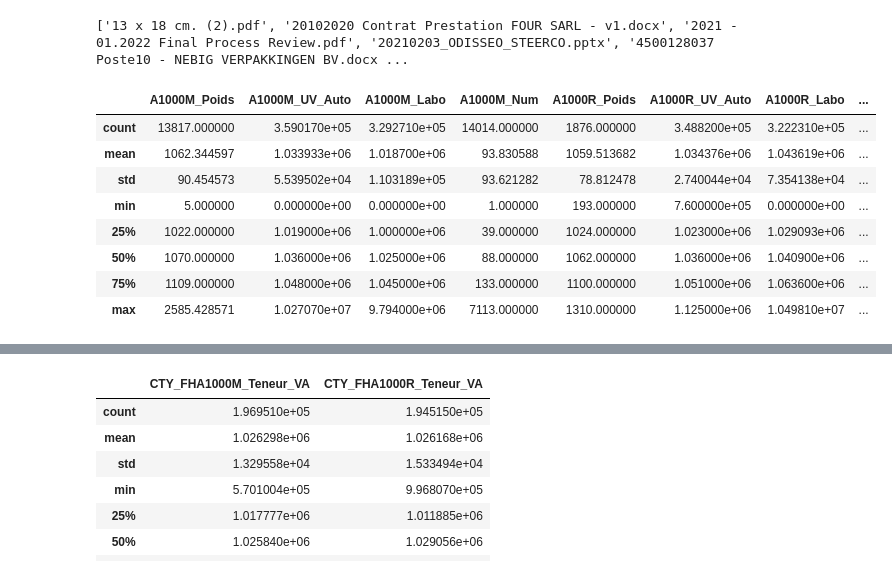
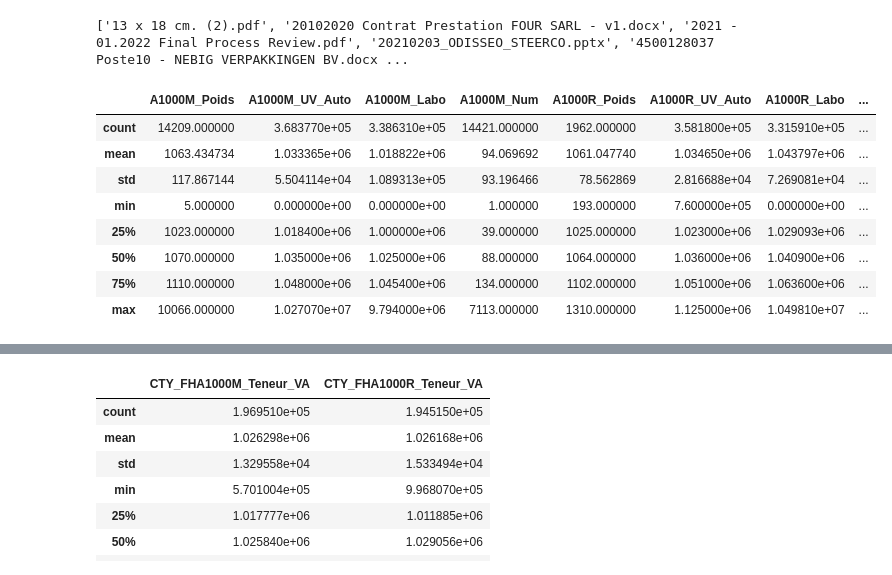
Before and after one commit to e-coucou/Machine-Learning, a Jupyter notebook: 2-OI_a/OI_Formulations.ipynb, the cells around one changed output, grey strips where cells are left out. Cells and saved outputs as stored; diff of their text form; code cells hidden in the pictures.

```diff
--- a/2-OI_a/OI_Formulations.ipynb
+++ b/2-OI_a/OI_Formulations.ipynb
@@ -439,25 +439,25 @@ def plot_campagnes_v5(resume):
 # %%
 tags = ['CTY_A1000M_Poids container','CTY_A1000M_Teneur arr. Vit. A (UV)','CTY_A1000M_Titre VA AC','CTY_A1000M_Numéro Container','CTY_A1000R_Poids container','CTY_A1000R_Teneur arr. Vit. A (UV)','CTY_A1000R_Titre VA AC','CTY_A1000R_Numéro Container']; #,'CTY_FHA1000M_Teneur_VA']
 #tags = ['CTY_A1000M_Poids container','CTY_A1000M_Teneur arr. Vit. A (UV)','CTY_A1000M_Titre VA AC','CTY_A1000M_Numéro Container']; #,'CTY_FHA1000M_Teneur_VA']
 start = '2010-01-01'
-end = '2025-12-01'
+end = '2026-04-10'
 df_list = get_data(tags,start,end)
 data = merge_data(df_list)
 data_tags = ['A1000M_Poids','A1000M_UV_Auto','A1000M_Labo','A1000M_Num','A1000R_Poids','A1000R_UV_Auto','A1000R_Labo','A1000R_Num']
 #data_tags = ['A1000M_Poids','A1000M_UV_Auto','A1000M_Labo','A1000M_Num']
 brute = data.copy()
 brute.columns = data_tags
 brute.describe()
 # %% [output]
 |  | A1000M_Poids | A1000M_UV_Auto | A1000M_Labo | A1000M_Num | A1000R_Poids | A1000R_UV_Auto | A1000R_Labo | ... |
-| count | 13817.000000 | 3.590170e+05 | 3.292710e+05 | 14014.000000 | 1876.000000 | 3.488200e+05 | 3.222310e+05 | ... |
-| mean | 1062.344597 | 1.033933e+06 | 1.018700e+06 | 93.830588 | 1059.513682 | 1.034376e+06 | 1.043619e+06 | ... |
-| std | 90.454573 | 5.539502e+04 | 1.103189e+05 | 93.621282 | 78.812478 | 2.740044e+04 | 7.354138e+04 | ... |
+| count | 14209.000000 | 3.683770e+05 | 3.386310e+05 | 14421.000000 | 1962.000000 | 3.581800e+05 | 3.315910e+05 | ... |
+| mean | 1063.434734 | 1.033365e+06 | 1.018822e+06 | 94.069692 | 1061.047740 | 1.034650e+06 | 1.043797e+06 | ... |
+| std | 117.867144 | 5.504114e+04 | 1.089313e+05 | 93.196466 | 78.562869 | 2.816688e+04 | 7.269081e+04 | ... |
 | min | 5.000000 | 0.000000e+00 | 0.000000e+00 | 1.000000 | 193.000000 | 7.600000e+05 | 0.000000e+00 | ... |
-| 25% | 1022.000000 | 1.019000e+06 | 1.000000e+06 | 39.000000 | 1024.000000 | 1.023000e+06 | 1.029093e+06 | ... |
-| 50% | 1070.000000 | 1.036000e+06 | 1.025000e+06 | 88.000000 | 1062.000000 | 1.036000e+06 | 1.040900e+06 | ... |
-| 75% | 1109.000000 | 1.048000e+06 | 1.045000e+06 | 133.000000 | 1100.000000 | 1.051000e+06 | 1.063600e+06 | ... |
-| max | 2585.428571 | 1.027070e+07 | 9.794000e+06 | 7113.000000 | 1310.000000 | 1.125000e+06 | 1.049810e+07 | ... |
+| 25% | 1023.000000 | 1.018400e+06 | 1.000000e+06 | 39.000000 | 1025.000000 | 1.023000e+06 | 1.029093e+06 | ... |
+| 50% | 1070.000000 | 1.035000e+06 | 1.025000e+06 | 88.000000 | 1064.000000 | 1.036000e+06 | 1.040900e+06 | ... |
+| 75% | 1110.000000 | 1.048000e+06 | 1.045400e+06 | 134.000000 | 1102.000000 | 1.051000e+06 | 1.063600e+06 | ... |
+| max | 10066.000000 | 1.027070e+07 | 9.794000e+06 | 7113.000000 | 1310.000000 | 1.125000e+06 | 1.049810e+07 | ... |
 # %%
 df_ = brute.copy()
 df_ = filtering(df_)
```
Also changed, not shown: parts of 7 cells of this notebook, 18 other files.
